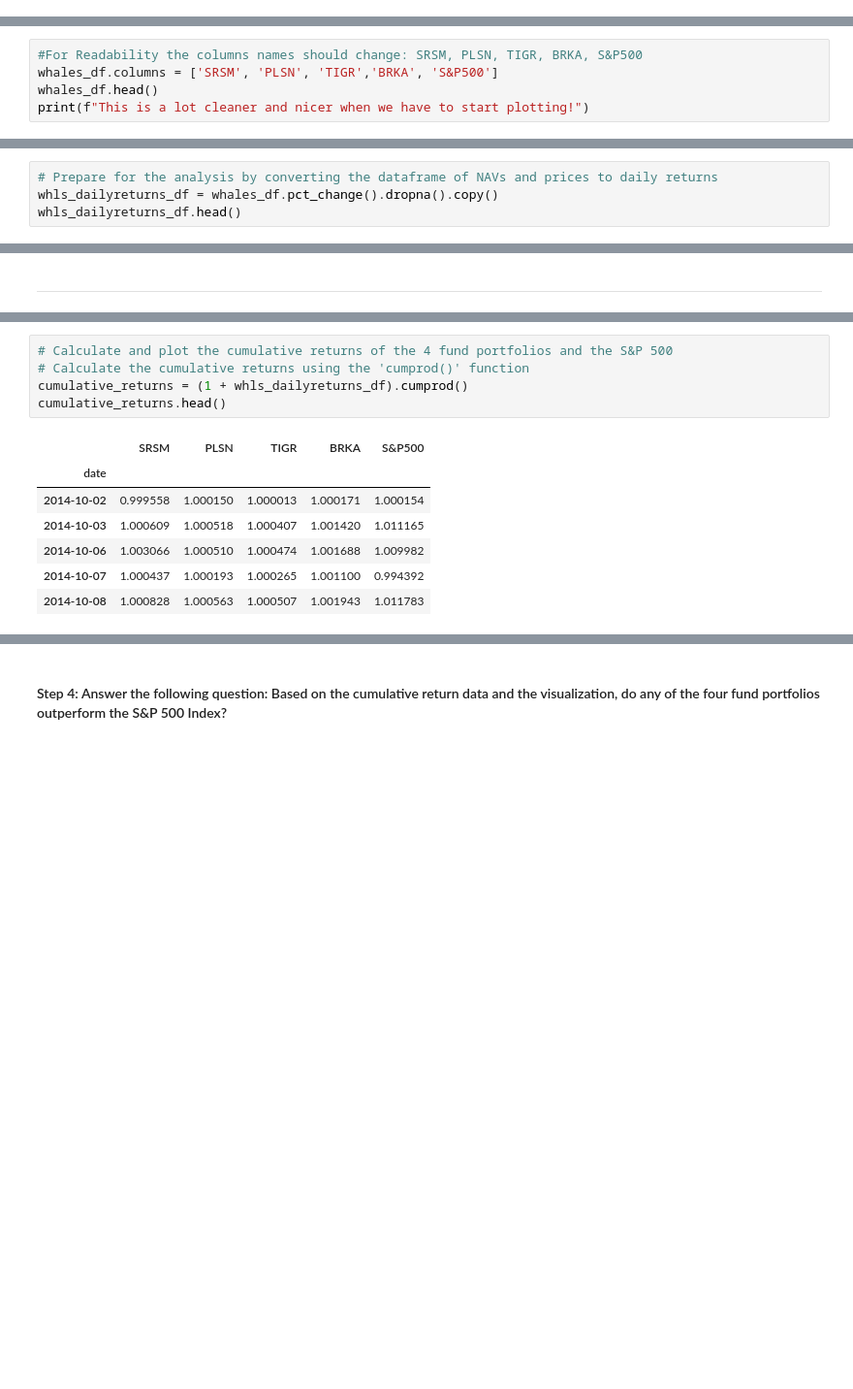
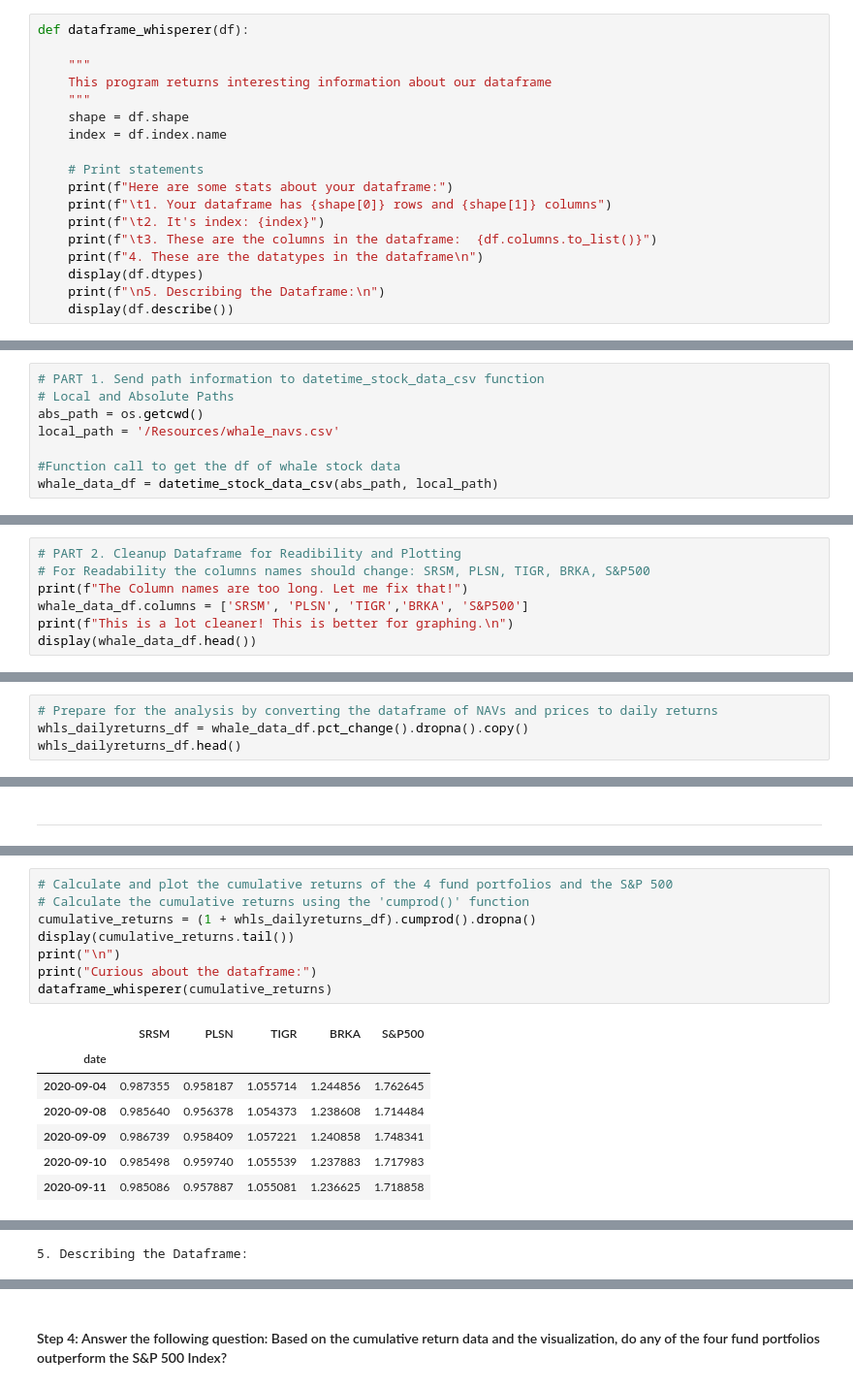
Before and after one commit to davepoppins5073/Challenge4_InvestmentOptionsEval, a Jupyter notebook: risk_return_analysis.ipynb, the cells around one changed output, grey strips where cells are left out. Shown: that part at 97% size. Drawn from its saved outputs; the diff is of its cells as text; blank space fills up the shorter version.

```diff
--- a/risk_return_analysis.ipynb
+++ b/risk_return_analysis.ipynb
@@ -154,0 +99,18 @@ memory usage: 70.2 KB
+# %%
+def dataframe_whisperer(df):
+
+    """
+    This program returns interesting information about our dataframe
+    """
+    shape = df.shape
+    index = df.index.name
+
+    # Print statements
+    print(f"Here are some stats about your dataframe:")
+    print(f"\t1. Your dataframe has {shape[0]} rows and {shape[1]} columns")
+    print(f"\t2. It's index: {index}")
+    print(f"\t3. These are the columns in the dataframe:  {df.columns.to_list()}")
+    print(f"4. These are the datatypes in the dataframe\n")
+    display(df.dtypes)
+    print(f"\n5. Describing the Dataframe:\n")
+    display(df.describe())
@@ -154,0 +119,8 @@ memory usage: 70.2 KB
+# %%
+# PART 1. Send path information to datetime_stock_data_csv function
+# Local and Absolute Paths
+abs_path = os.getcwd()
+local_path = '/Resources/whale_navs.csv'
+
+#Function call to get the df of whale stock data
+whale_data_df = datetime_stock_data_csv(abs_path, local_path)
@@ -155,6 +143,8 @@ memory usage: 70.2 KB
 # %%
-#For Readability the columns names should change: SRSM, PLSN, TIGR, BRKA, S&P500
-whales_df.columns = ['SRSM', 'PLSN', 'TIGR','BRKA', 'S&P500']
-whales_df.head()
-print(f"This is a lot cleaner and nicer when we have to start plotting!")
+# PART 2. Cleanup Dataframe for Readibility and Plotting
+# For Readability the columns names should change: SRSM, PLSN, TIGR, BRKA, S&P500
+print(f"The Column names are too long. Let me fix that!")
+whale_data_df.columns = ['SRSM', 'PLSN', 'TIGR','BRKA', 'S&P500']
+print(f"This is a lot cleaner! This is better for graphing.\n")
+display(whale_data_df.head())
 # %% [output]
@@ -170,6 +192,6 @@ print(f"This is a lot cleaner and nicer when we have to start plotting!")
 # %%
 # Prepare for the analysis by converting the dataframe of NAVs and prices to daily returns
-whls_dailyreturns_df = whales_df.pct_change().dropna().copy()
+whls_dailyreturns_df = whale_data_df.pct_change().dropna().copy()
 whls_dailyreturns_df.head()
 # %% [output]
 |  | SRSM | PLSN | TIGR | BRKA | S&P500 |
@@ -207,13 +238,16 @@ whls_dailyreturns_df['S&P500'].plot(legend=True,figsize=(10,5), rot=45, color="r
 # %%
 # Calculate and plot the cumulative returns of the 4 fund portfolios and the S&P 500
 # Calculate the cumulative returns using the 'cumprod()' function
-cumulative_returns = (1 + whls_dailyreturns_df).cumprod()
-cumulative_returns.head()
+cumulative_returns = (1 + whls_dailyreturns_df).cumprod().dropna()
+display(cumulative_returns.tail())
+print("\n")
+print("Curious about the dataframe:")
+dataframe_whisperer(cumulative_returns)
 # %% [output]
 |  | SRSM | PLSN | TIGR | BRKA | S&P500 |
 | date |  |  |  |  |  |
-| 2014-10-02 | 0.999558 | 1.000150 | 1.000013 | 1.000171 | 1.000154 |
-| 2014-10-03 | 1.000609 | 1.000518 | 1.000407 | 1.001420 | 1.011165 |
-| 2014-10-06 | 1.003066 | 1.000510 | 1.000474 | 1.001688 | 1.009982 |
-| 2014-10-07 | 1.000437 | 1.000193 | 1.000265 | 1.001100 | 0.994392 |
-| 2014-10-08 | 1.000828 | 1.000563 | 1.000507 | 1.001943 | 1.011783 |
+| 2020-09-04 | 0.987355 | 0.958187 | 1.055714 | 1.244856 | 1.762645 |
+| 2020-09-08 | 0.985640 | 0.956378 | 1.054373 | 1.238608 | 1.714484 |
+| 2020-09-09 | 0.986739 | 0.958409 | 1.057221 | 1.240858 | 1.748341 |
+| 2020-09-10 | 0.985498 | 0.959740 | 1.055539 | 1.237883 | 1.717983 |
+| 2020-09-11 | 0.985086 | 0.957887 | 1.055081 | 1.236625 | 1.718858 |
@@ -219,0 +266 @@ cumulative_returns.head()
+5. Describing the Dataframe:
```
Also changed, not shown: parts of 87 cells of this notebook.
